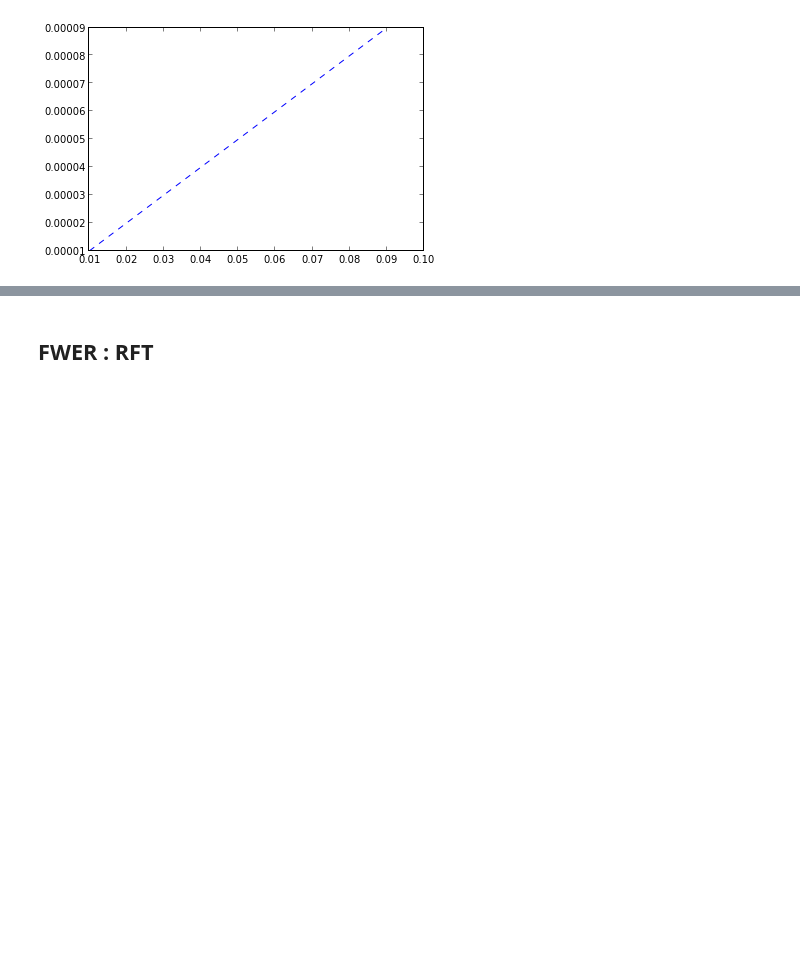
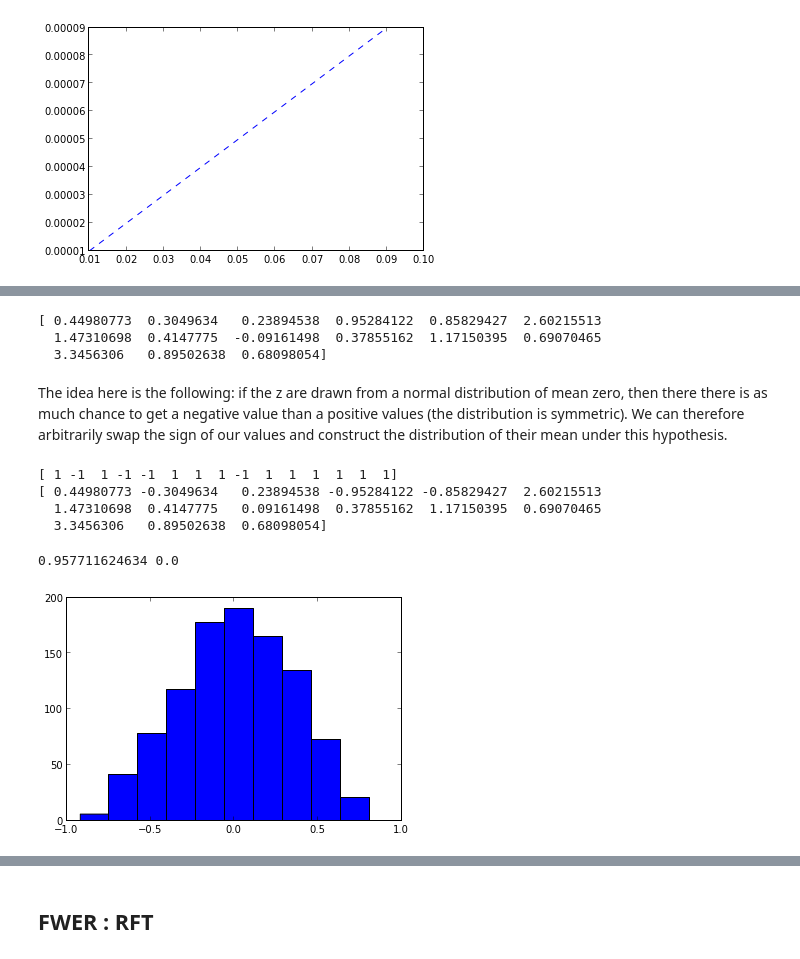
Before and after one commit to jbpoline/bayfmri, a Jupyter notebook: notebooks/Multiple_comparison.ipynb, the cells around one changed output, grey strips where cells are left out. Drawn from its saved outputs; the diff is of its cells as text; code cells hidden in the pictures; blank space fills up the shorter version.

```diff
--- a/notebooks/Multiple_comparison.ipynb
+++ b/notebooks/Multiple_comparison.ipynb
@@ -251,0 +258,47 @@ FDR:  0.00446959645199 12 13
+# %%
+#N subjects, z[i] = effects observed for subject i.
+
+N = 15
+mu, sigma = 0.75, 1.0
+normH1 = st.norm(mu, sigma)
+z = normH1.rvs(size=N) # a series of z values under H1
+
+print z
+# %% [output]
+[ 0.44980773  0.3049634   0.23894538  0.95284122  0.85829427  2.60215513
+  1.47310698  0.4147775  -0.09161498  0.37855162  1.17150395  0.69070465
+  3.3456306   0.89502638  0.68098054]
+# %% [markdown]
+The idea here is the following: if the z are drawn from a normal distribution of mean zero, then there there is as much chance to get a negative value than a positive values (the distribution is symmetric). We can therefore arbitrarily swap the sign of our values and construct the distribution of their mean under this hypothesis.
+# %%
+psign = np.random.randint(2, size=len(z))
+psign[psign==0] = -1
+print psign
+print z * psign
+# %% [output]
+[ 1 -1  1 -1 -1  1  1  1 -1  1  1  1  1  1  1]
+[ 0.44980773 -0.3049634   0.23894538 -0.95284122 -0.85829427  2.60215513
+  1.47310698  0.4147775   0.09161498  0.37855162  1.17150395  0.69070465
+  3.3456306   0.89502638  0.68098054]
+# %%
+def distrib_under_H0(x, stat, nperm = 1000):
+    dist = []
+    for i in xrange(nperm):
+        psign = np.random.randint(2, size=len(x))
+        psign[psign==0] = -1
+        dist.append(stat(x * psign))
+    return dist
+
+def my_stat(x):
+    return(mean(x))
+# %%
+d_H0 = distrib_under_H0(z, my_stat)
+# %%
+size(d_H0)
+hist(d_H0)
+mean(z)
+empirical_p = 1.0 * sum(d_H0 > mean(z))/size(d_H0)
+print my_stat(z), empirical_p
+# %% [output]
+0.957711624634 0.0
+[figure, added]
```
Also changed, not shown: parts of 12 cells of this notebook.
